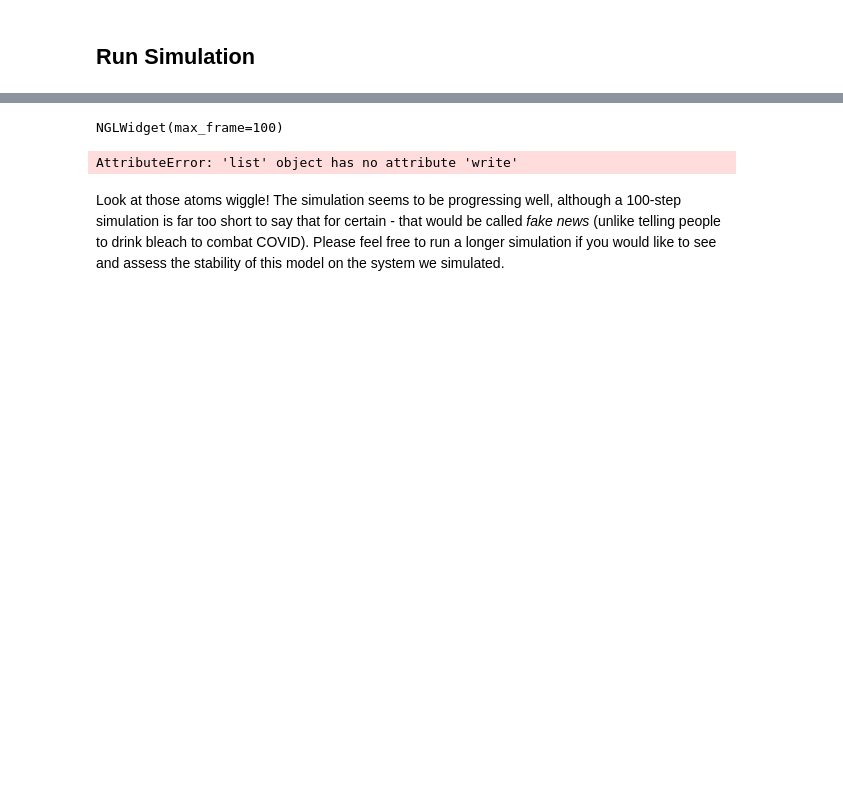
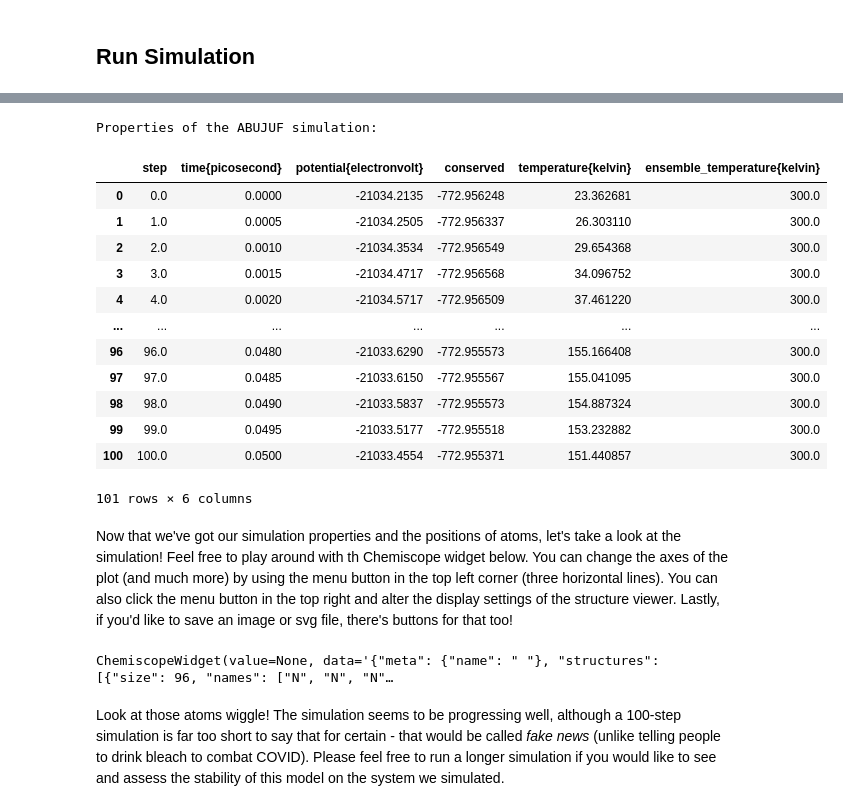
Before and after one commit to victorprincipe/pair_potentials, a Jupyter notebook: Pair_Potentials_w_GAP_Models.ipynb, the cells around one changed output, grey strips where cells are left out. Saved outputs shown, nothing was run; the diff lists cells and outputs as text; code cells hidden in the pictures; blank space fills up the shorter version.

```diff
--- a/Pair_Potentials_w_GAP_Models.ipynb
+++ b/Pair_Potentials_w_GAP_Models.ipynb
@@ -894,3 +901,4 @@ trajectory = ase.io.read('ABUJUF_PIMD/simulation.pos_0.xyz', ':')
 # %%
 # Read trajectory - if the dog destroyed simulation
 trajectory = ase.io.read('ABUJUF_PIMD/sim_copy.pos_0.xyz', ':')
+sim_outfile = 'ABUJUF_PIMD/sim_copy.out'
@@ -905,11 +905,39 @@ import nglview
-# %%
-nglview.show_asetraj(trajectory)
-# %% [output]
-NGLWidget(max_frame=100)
-# %%
-view(trajectory, viewer='x3d')
-# %% [output]
-AttributeError: 'list' object has no attribute 'write'
+# %%
+# Create dataframe with properties of simulation and create dictionary for chemiscope
+with open(sim_outfile) as f:
+    headers=[] # create array for headers of dataframe
+    for line in f.readlines():
+        if line.startswith('#'):
+            headers.append(line.split(sep='--> ')[1].split(sep=' : ')[0]) #get names of headers
+
+#create dataframe
+props = pd.read_csv('ABUJUF_PIMD/sim_copy.out', delimiter='    ', skiprows=6, names=headers, engine='python')
+properties = props.to_dict(orient = 'list') #convert dataframe to dictionary
+
+print("Properties of the ABUJUF simulation:")
+props #display dataframe
+# %% [output]
+Properties of the ABUJUF simulation:
+|  | step | time{picosecond} | potential{electronvolt} | conserved | temperature{kelvin} | ensemble_temperature{kelvin} |
+| 0 | 0.0 | 0.0000 | -21034.2135 | -772.956248 | 23.362681 | 300.0 |
+| 1 | 1.0 | 0.0005 | -21034.2505 | -772.956337 | 26.303110 | 300.0 |
+| 2 | 2.0 | 0.0010 | -21034.3534 | -772.956549 | 29.654368 | 300.0 |
+| 3 | 3.0 | 0.0015 | -21034.4717 | -772.956568 | 34.096752 | 300.0 |
+| 4 | 4.0 | 0.0020 | -21034.5717 | -772.956509 | 37.461220 | 300.0 |
+| ... | ... | ... | ... | ... | ... | ... |
+| 96 | 96.0 | 0.0480 | -21033.6290 | -772.955573 | 155.166408 | 300.0 |
+| 97 | 97.0 | 0.0485 | -21033.6150 | -772.955567 | 155.041095 | 300.0 |
+| 98 | 98.0 | 0.0490 | -21033.5837 | -772.955573 | 154.887324 | 300.0 |
+| 99 | 99.0 | 0.0495 | -21033.5177 | -772.955518 | 153.232882 | 300.0 |
+| 100 | 100.0 | 0.0500 | -21033.4554 | -772.955371 | 151.440857 | 300.0 |
+101 rows × 6 columns
+# %% [markdown]
+Now that we've got our simulation properties and the positions of atoms, let's take a look at the simulation! Feel free to play around with th Chemiscope widget below. You can change the axes of the plot (and much more) by using the menu button in the top left corner (three horizontal lines). You can also click the menu button in the top right and alter the display settings of the structure viewer. Lastly, if you'd like to save an image or svg file, there's buttons for that too!
+# %%
+#Display chemiscope widget
+chemiscope.show(frames=trajectory, properties=properties)
+# %% [output]
+ChemiscopeWidget(value=None, data='{"meta": {"name": " "}, "structures": [{"size": 96, "names": ["N", "N", "N"…
 # %% [markdown]
 Look at those atoms wiggle! The simulation seems to be progressing well, although a 100-step simulation is far too short to say that for certain - that would be called *fake news* (unlike telling people to drink bleach to combat COVID). Please feel free to run a longer simulation if you would like to see and assess the stability of this model on the system we simulated.
 # %% [markdown]
```
Also changed, not shown: parts of 9 cells of this notebook.
